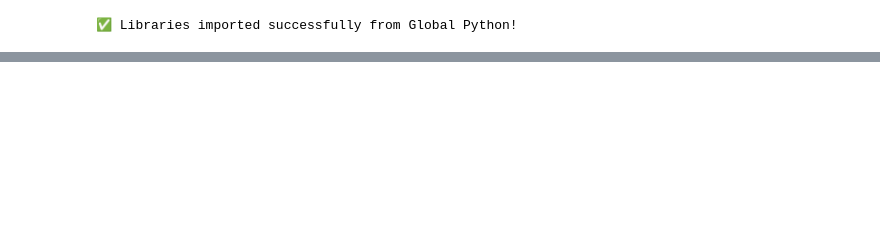
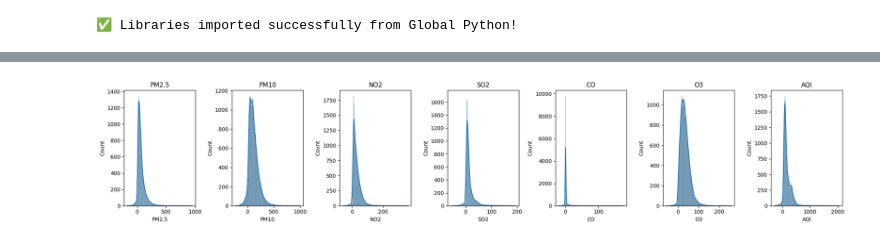
Before and after one commit to rahulgulabaji/AirQuality-India, a Jupyter notebook: new.ipynb, the cells around one changed output, grey strips where cells are left out. Cells and saved outputs as stored; diff of their text form; code cells hidden in the pictures; blank space fills up the shorter version.

```diff
--- a/new.ipynb
+++ b/new.ipynb
@@ -85,0 +135,15 @@ dtype: int64
+# %%
+num_cols = ['PM2.5','PM10','NO2','SO2','CO','O3','AQI']
+
+# Make subplots
+fig, axes = plt.subplots(1, len(num_cols), figsize=(20, 4))
+
+# Plot histograms
+for ax, col in zip(axes, num_cols):
+    sns.histplot(df[col], kde=True, ax=ax)
+    ax.set_title(col)
+
+plt.tight_layout()
+plt.show()
+# %% [output]
+[figure, added]
```
Also changed, not shown: parts of 22 cells of this notebook, 1 other file.
